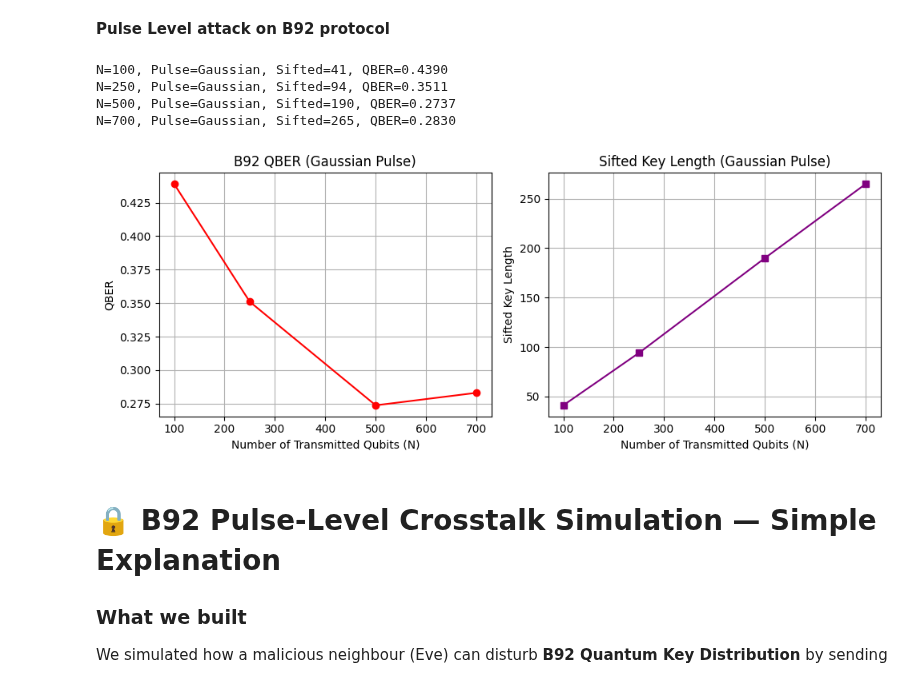
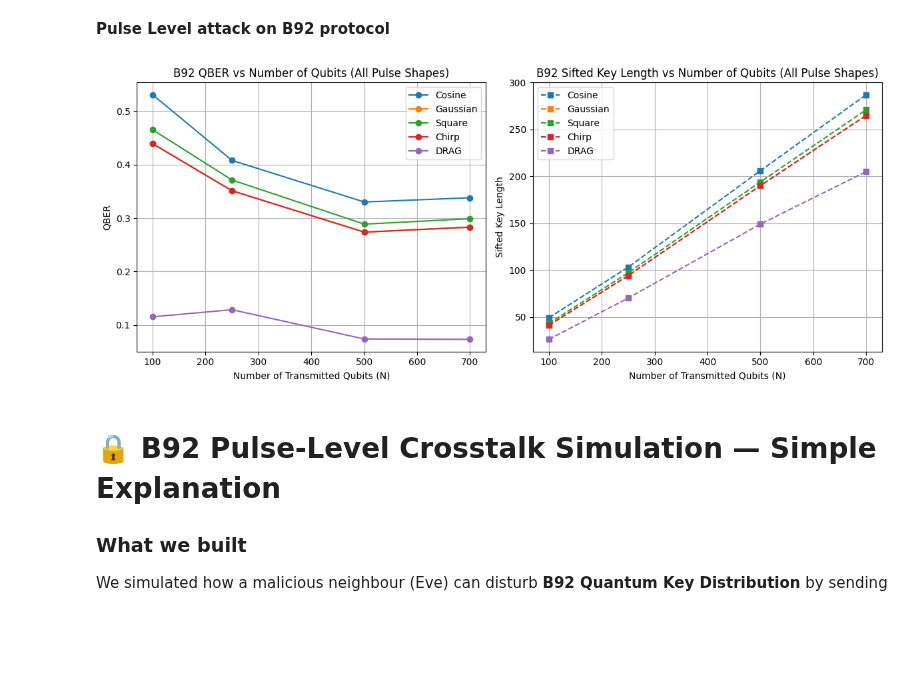
Before and after one commit to ShadowHunter947/ancilla-cats-qkd-crosstalk, a Jupyter notebook: hackathon_b92_anika.ipynb, the cells around one changed output. Drawn from its saved outputs; the diff is of its cells as text; code cells hidden in the pictures; blank space fills up the shorter version.

Commit message:
Updated simulation results and plots after parameter tuning

```diff
--- a/hackathon_b92_anika.ipynb
+++ b/hackathon_b92_anika.ipynb
@@ -189,59 +228,62 @@ def run_b92(N=200, seed=42):
         bit = random.randint(0, 1)
         state = state_0 if bit == 0 else state_plus
         alice_bits.append(bit)
         rho_q2 = evolve_three_qubit(state)
 
         bob_basis = random.randint(0, 1)
         bob_bases.append(bob_basis)
         bob_results.append(measure_b92(rho_q2, bob_basis))
 
     # Sifting logic
     sift_alice, sift_bob = [], []
     for i in range(N):
         if bob_results[i] == 1:
             sift_alice.append(alice_bits[i])
             sift_bob.append(0 if bob_bases[i] == 1 else 1)
 
     mismatches = sum(a != b for a, b in zip(sift_alice, sift_bob))
     qber = mismatches / len(sift_alice) if sift_alice else 0.0
     return qber, len(sift_alice)
 
 # -----------------------------
 # Run simulation
 N_values = [100, 250, 500, 700]
-qbers, sift_lengths = [], []
+# -----------------------------
+# Plot results for all pulse shapes
+fig, axes = plt.subplots(1, 2, figsize=(12,5))
 
-for N in N_values:
-    qber, sift_len = run_b92(N=N, seed=42)
-    qbers.append(qber)
-    sift_lengths.append(sift_len)
-    print(f"N={N}, Pulse={chosen_shape}, Sifted={sift_len}, QBER={qber:.4f}")
+# Loop over all pulse shapes for plotting
+for chosen_shape, pulse_func in pulse_shapes.items():
+    # Run the simulation for each pulse shape
+    qbers, sift_lengths = [], []
+    for N in N_values:
+        qber, sift_len = run_b92(N=N, seed=42)
+        qbers.append(qber)
+        sift_lengths.append(sift_len)
 
-# -----------------------------
-# Plot results
-plt.figure(figsize=(10,4))
-plt.subplot(1,2,1)
-plt.plot(N_values, qbers, 'o-', color='r')
-plt.title(f"B92 QBER ({chosen_shape} Pulse)")
-plt.xlabel("Number of Transmitted Qubits (N)")
-plt.ylabel("QBER")
-plt.grid(True)
+    # Plot QBER
+    axes[0].plot(N_values, qbers, 'o-', label=chosen_shape)
 
-plt.subplot(1,2,2)
-plt.plot(N_values, sift_lengths, 's-', color='purple')
-plt.title(f"Sifted Key Length ({chosen_shape} Pulse)")
-plt.xlabel("Number of Transmitted Qubits (N)")
-plt.ylabel("Sifted Key Length")
-plt.grid(True)
+    # Plot Sifted Key Length
+    axes[1].plot(N_values, sift_lengths, 's--', label=chosen_shape)
+
+# --- Figure labels ---
+axes[0].set_title("B92 QBER vs Number of Qubits (All Pulse Shapes)")
+axes[0].set_xlabel("Number of Transmitted Qubits (N)")
+axes[0].set_ylabel("QBER")
+axes[0].grid(True)
+axes[0].legend()
+
+axes[1].set_title("B92 Sifted Key Length vs Number of Qubits (All Pulse Shapes)")
+axes[1].set_xlabel("Number of Transmitted Qubits (N)")
+axes[1].set_ylabel("Sifted Key Length")
+axes[1].grid(True)
+axes[1].legend()
 
 plt.tight_layout()
 plt.show()
 # %% [output]
-N=100, Pulse=Gaussian, Sifted=41, QBER=0.4390
-N=250, Pulse=Gaussian, Sifted=94, QBER=0.3511
-N=500, Pulse=Gaussian, Sifted=190, QBER=0.2737
-N=700, Pulse=Gaussian, Sifted=265, QBER=0.2830
-[figure, old version]
+[figure, new version]
 # %% [markdown]
 # 🔒 B92 Pulse-Level Crosstalk Simulation — Simple Explanation
 
```
Also changed, not shown: parts of 13 cells of this notebook, 2 other files.
